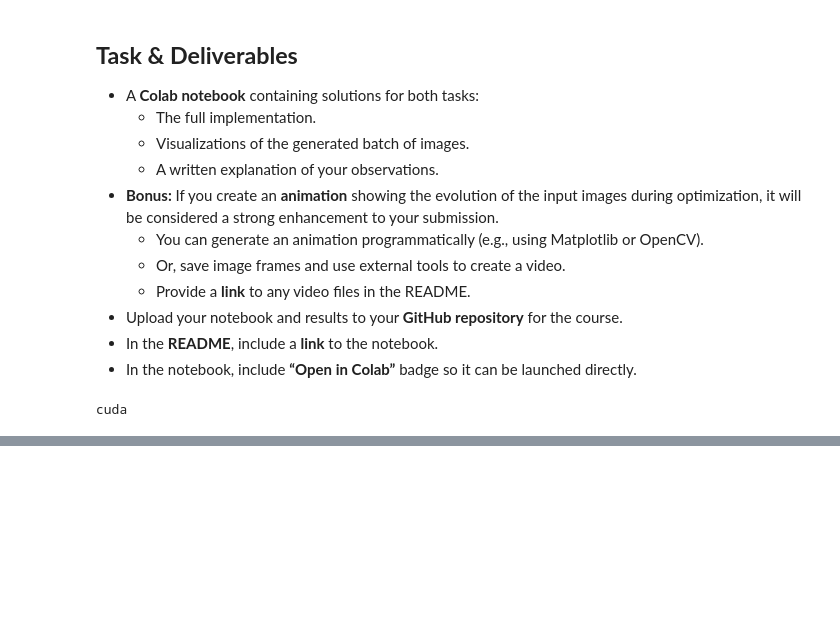
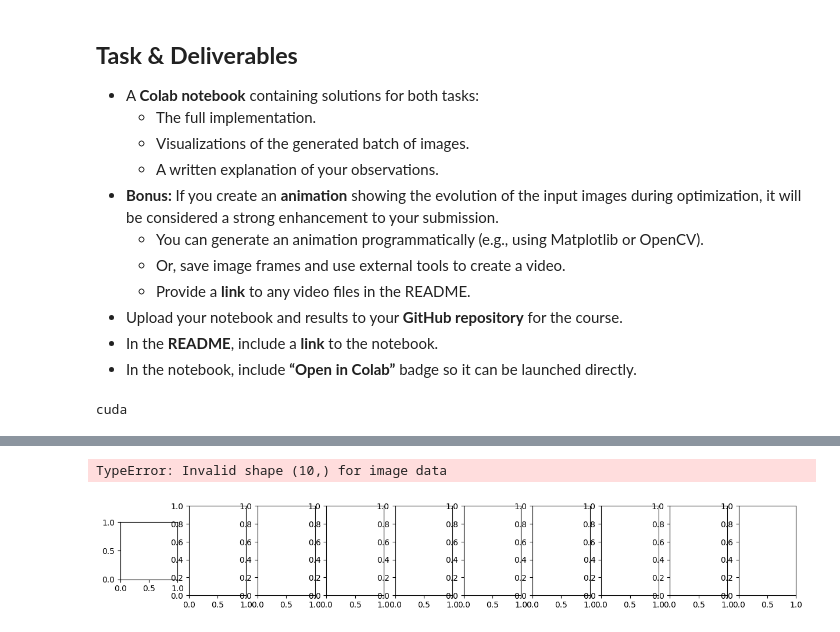
Before and after one commit to kaluznys/uczenie_maszynowe_UW, a Jupyter notebook: praca_9_um.ipynb, the cells around one changed output, grey strips where cells are left out. Saved outputs shown, nothing was run; the diff lists cells and outputs as text; code cells hidden in the pictures; blank space fills up the shorter version.

```diff
--- a/praca_9_um.ipynb
+++ b/praca_9_um.ipynb
@@ -244,28 +246,29 @@ RuntimeError: Expected all tensors to be on the same device, but found at least
 # %%
 def plot_results(images, confidence_history):
     images = images.cpu().numpy().squeeze()
 
     fig, axes = plt.subplots(1, 10, figsize=(15, 2))
     for i in range(10):
         axes[i].imshow(images[i], cmap="gray")
         axes[i].axis("off")
         axes[i].set_title(str(i))
     plt.suptitle("Generated Images for Digits 0-9")
     plt.show()
 
     plt.figure(figsize=(10, 5))
     for i in range(10):
         plt.plot(confidence_history[:, i], label=f"Digit {i}")
     plt.xlabel("Iteration")
     plt.ylabel("Confidence")
     plt.title("Confidence per Digit Over Optimization")
     plt.legend()
     plt.grid(True)
     plt.show()
 
 # Main Execution
-model = load_trained_model()
 model.to(device)
 model.eval()
-dreamed_images, confidence_history = dream_digits(model)
 plot_results(dreamed_images, confidence_history)
+# %% [output]
+TypeError: Invalid shape (10,) for image data
+[figure, added]
```
Also changed, not shown: parts of 5 cells of this notebook.
